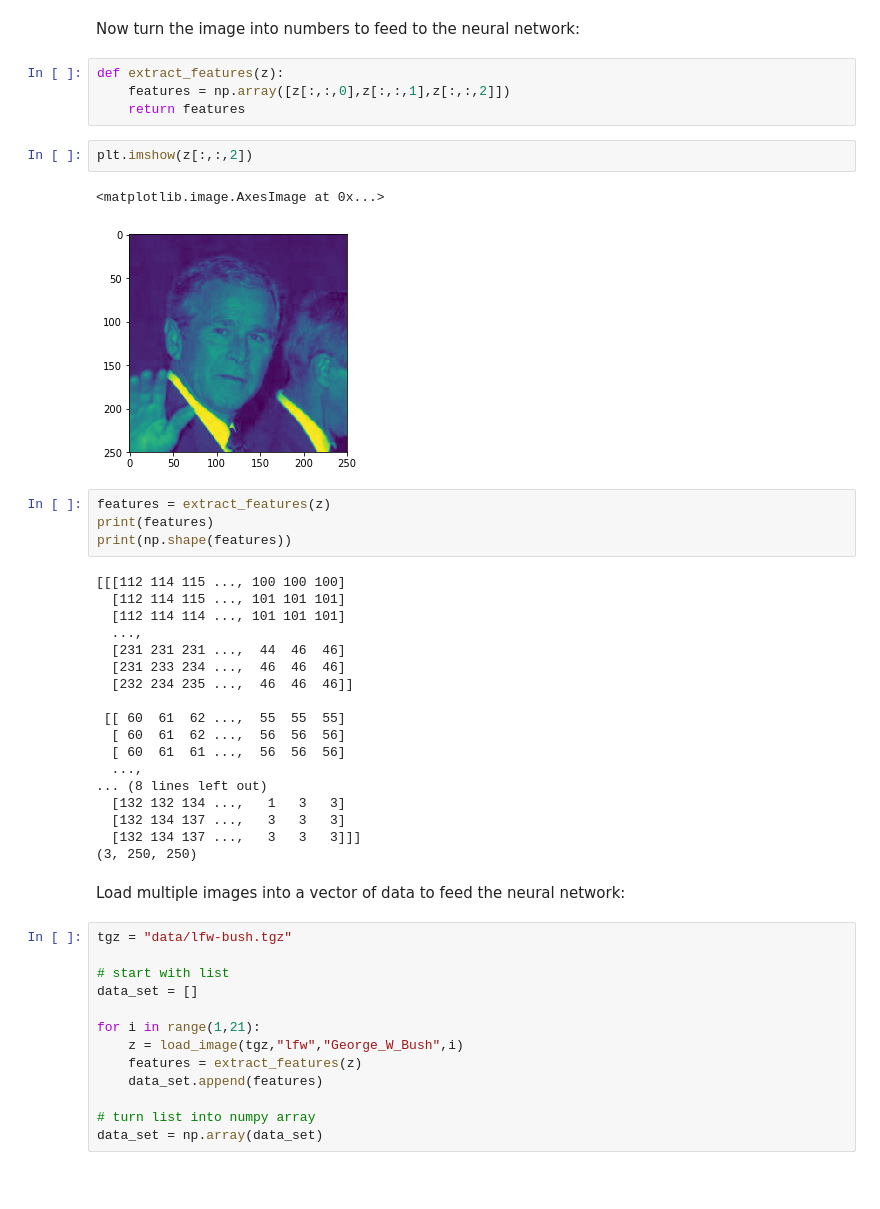
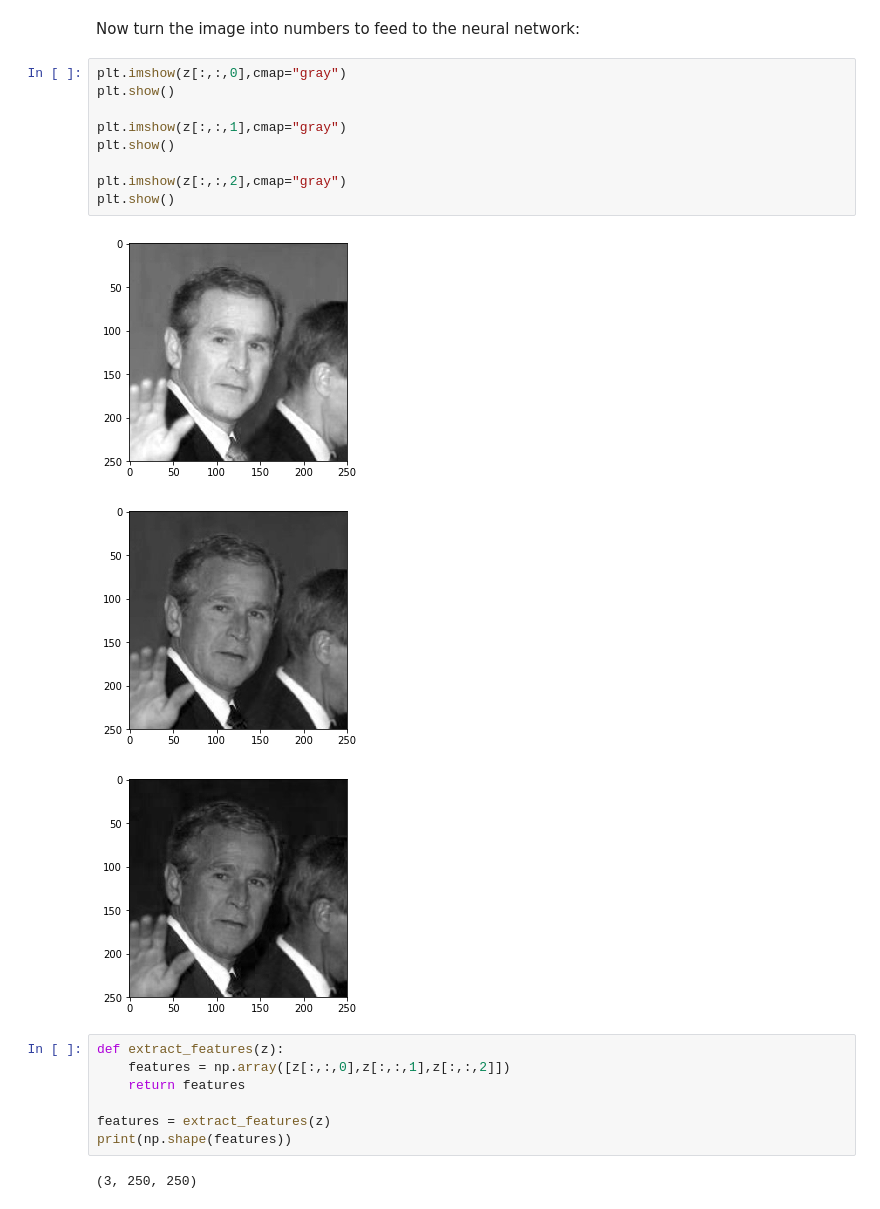
Before and after one commit to charlesreid1/in-your-face, a Jupyter notebook: Notebook 1 - Exploring the Data.ipynb, the cells around one changed output. Cells and saved outputs as stored; diff of their text form; blank space fills up the shorter version.

Commit message:
Improving image samples and demos in Notebook 1.

```diff
--- a/Notebook 1 - Exploring the Data.ipynb
+++ b/Notebook 1 - Exploring the Data.ipynb
@@ -134,48 +156,24 @@ Shape of image: W x H x RGB
 # %% [markdown]
 Now turn the image into numbers to feed to the neural network:
+# %%
+plt.imshow(z[:,:,0],cmap="gray")
+plt.show()
+
+plt.imshow(z[:,:,1],cmap="gray")
+plt.show()
+
+plt.imshow(z[:,:,2],cmap="gray")
+plt.show()
+# %% [output]
+[figure, added]
+[figure, added]
+[figure, added]
 # %%
 def extract_features(z):
     features = np.array([z[:,:,0],z[:,:,1],z[:,:,2]])
     return features
+
+features = extract_features(z)
+print(np.shape(features))
+# %% [output]
+(3, 250, 250)
-# %%
-plt.imshow(z[:,:,2])
-# %% [output]
-<matplotlib.image.AxesImage at 0x...>
-[figure, removed]
-# %%
-features = extract_features(z)
-print(features)
-print(np.shape(features))
-# %% [output]
-[[[112 114 115 ..., 100 100 100]
-  [112 114 115 ..., 101 101 101]
-  [112 114 114 ..., 101 101 101]
-  ...,
-  [231 231 231 ...,  44  46  46]
-  [231 233 234 ...,  46  46  46]
-  [232 234 235 ...,  46  46  46]]
-
- [[ 60  61  62 ...,  55  55  55]
-  [ 60  61  62 ...,  56  56  56]
-  [ 60  61  61 ...,  56  56  56]
-  ...,
-... (8 lines left out)
-  [132 132 134 ...,   1   3   3]
-  [132 134 137 ...,   3   3   3]
-  [132 134 137 ...,   3   3   3]]]
-(3, 250, 250)
-# %% [markdown]
-Load multiple images into a vector of data to feed the neural network:
-# %%
-tgz = "data/lfw-bush.tgz"
-
-# start with list
-data_set = []
-
-for i in range(1,21):
-    z = load_image(tgz,"lfw","George_W_Bush",i)
-    features = extract_features(z)
-    data_set.append(features)
-
-# turn list into numpy array
-data_set = np.array(data_set)
```
Also changed, not shown: parts of 31 cells of this notebook.
